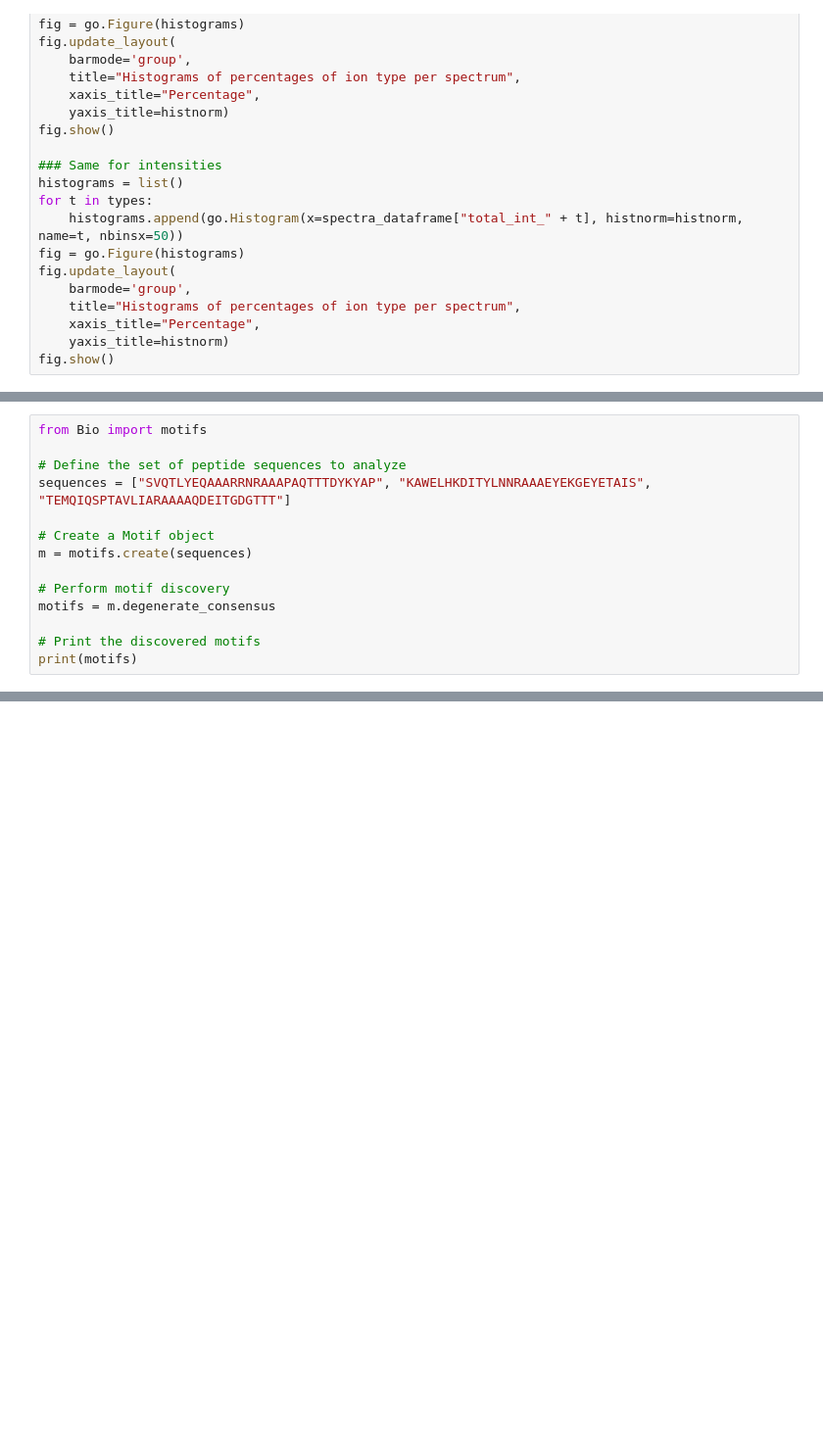
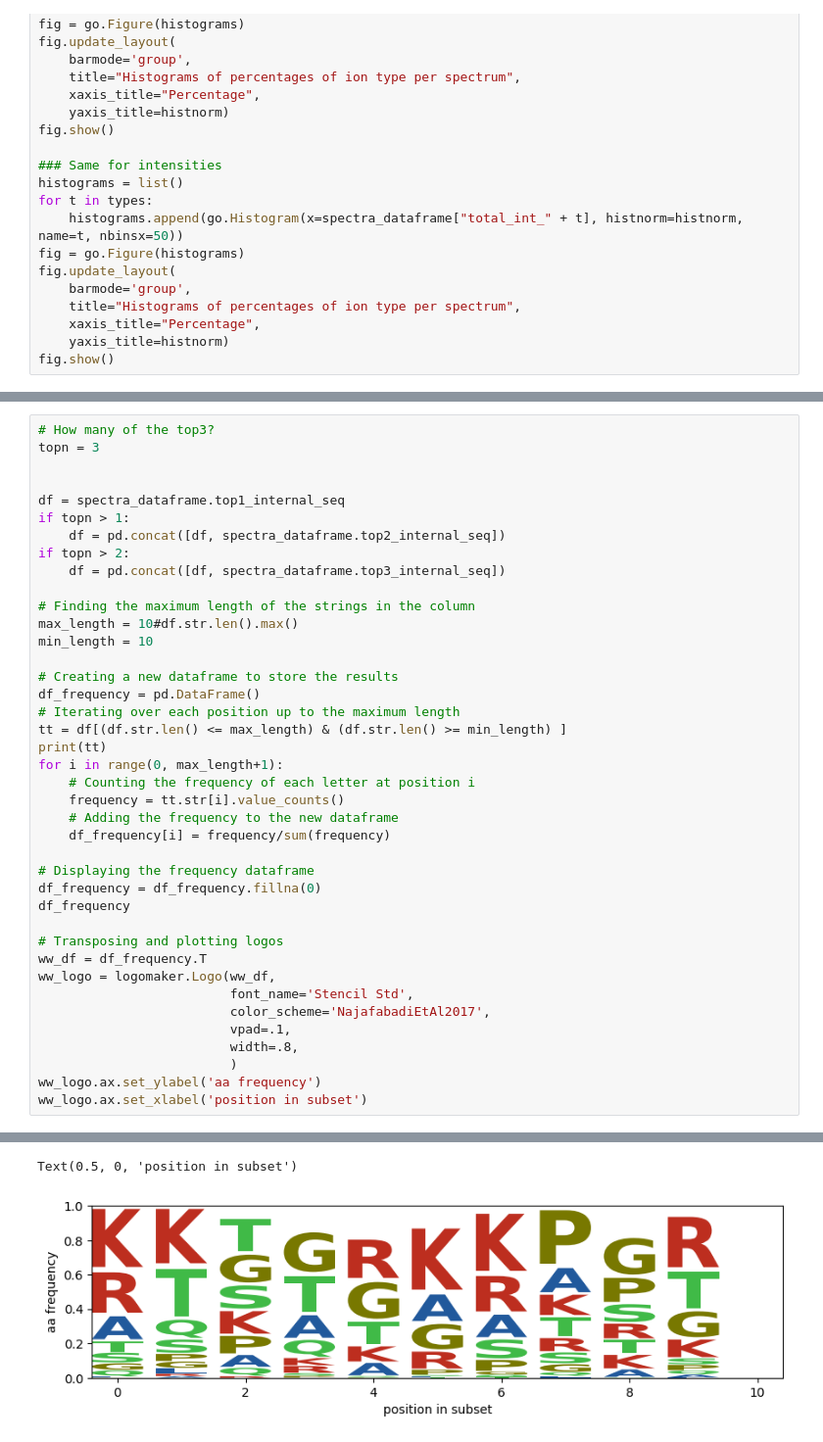
Before and after one commit to veitveit/eubic23_internal_ions, a Jupyter notebook: Stats_Veit.ipynb, the cells around one changed output, grey strips where cells are left out. Shown at 98% size. Saved outputs shown, nothing was run; the diff lists cells and outputs as text; blank space fills up the shorter version.

```diff
--- a/Stats_Veit.ipynb
+++ b/Stats_Veit.ipynb
@@ -187,14 +221,41 @@ all_ions.frag_typ_1
 # %%
-from Bio import motifs
+# How many of the top3?
+topn = 3
 
-# Define the set of peptide sequences to analyze
-sequences = ["SVQTLYEQAAARRNRAAAPAQTTTDYKYAP", "KAWELHKDITYLNNRAAAEYEKGEYETAIS", "TEMQIQSPTAVLIARAAAAQDEITGDGTTT"]
 
-# Create a Motif object
-m = motifs.create(sequences)
+df = spectra_dataframe.top1_internal_seq
+if topn > 1:
+    df = pd.concat([df, spectra_dataframe.top2_internal_seq])
+if topn > 2:
+    df = pd.concat([df, spectra_dataframe.top3_internal_seq])
 
-# Perform motif discovery
-motifs = m.degenerate_consensus
+# Finding the maximum length of the strings in the column
+max_length = 10#df.str.len().max()
+min_length = 10
 
-# Print the discovered motifs
-print(motifs)
+# Creating a new dataframe to store the results
+df_frequency = pd.DataFrame()
+# Iterating over each position up to the maximum length
+tt = df[(df.str.len() <= max_length) & (df.str.len() >= min_length) ]
+print(tt)
+for i in range(0, max_length+1):
+    # Counting the frequency of each letter at position i
+    frequency = tt.str[i].value_counts()
+    # Adding the frequency to the new dataframe
+    df_frequency[i] = frequency/sum(frequency)
+
+# Displaying the frequency dataframe
+df_frequency = df_frequency.fillna(0)
+df_frequency
+
+# Transposing and plotting logos
+ww_df = df_frequency.T
+ww_logo = logomaker.Logo(ww_df,
+                         font_name='Stencil Std',
+                         color_scheme='NajafabadiEtAl2017',
+                         vpad=.1,
+                         width=.8,
+                         )
+ww_logo.ax.set_ylabel('aa frequency')
+ww_logo.ax.set_xlabel('position in subset')
+# %% [output]
@@ -200,0 +274,2 @@ print(motifs)
+Text(0.5, 0, 'position in subset')
+[figure, added]
```
Also changed, not shown: parts of 6 cells of this notebook.
